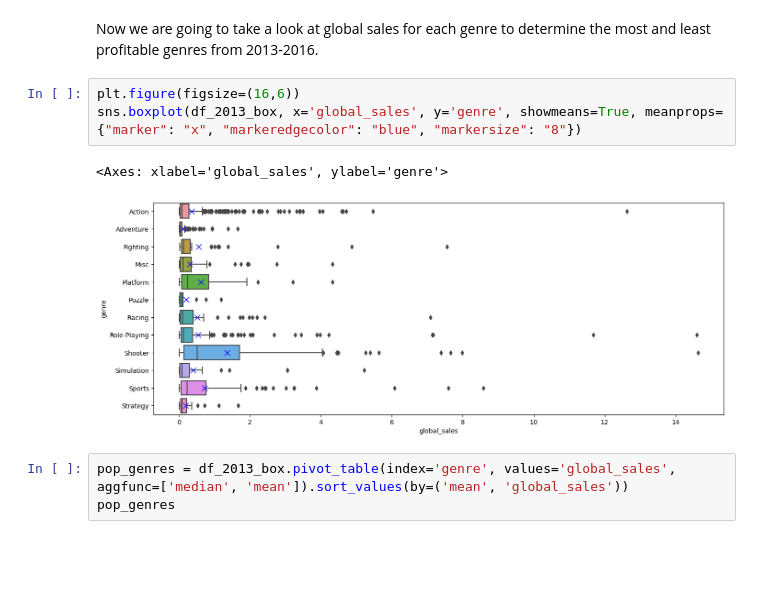
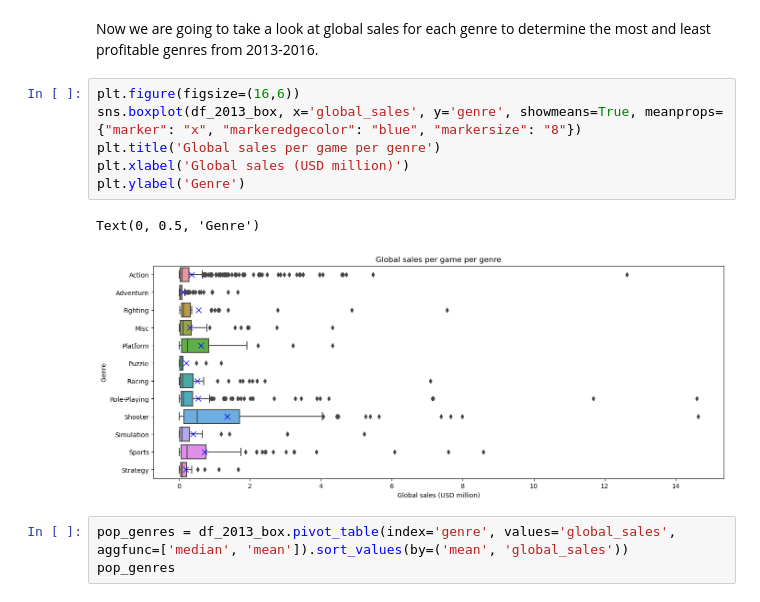
Before and after one commit to jnorfolk/Video-Game-Sales, a Jupyter notebook: video_game_sales.ipynb, the cells around one changed output. Saved outputs shown, nothing was run; the diff lists cells and outputs as text; blank space fills up the shorter version.

```diff
--- a/video_game_sales.ipynb
+++ b/video_game_sales.ipynb
@@ -683,9 +683,12 @@ Now we are going to take a look at global sales for each genre to determine the
 # %%
 plt.figure(figsize=(16,6))
 sns.boxplot(df_2013_box, x='global_sales', y='genre', showmeans=True, meanprops={"marker": "x", "markeredgecolor": "blue", "markersize": "8"})
+plt.title('Global sales per game per genre')
+plt.xlabel('Global sales (USD million)')
+plt.ylabel('Genre')
 # %% [output]
-<Axes: xlabel='global_sales', ylabel='genre'>
+Text(0, 0.5, 'Genre')
-[figure, old version]
+[figure, new version]
 # %%
 pop_genres = df_2013_box.pivot_table(index='genre', values='global_sales', aggfunc=['median', 'mean']).sort_values(by=('mean', 'global_sales'))
 pop_genres
```
Also changed, not shown: parts of 7 cells of this notebook.
